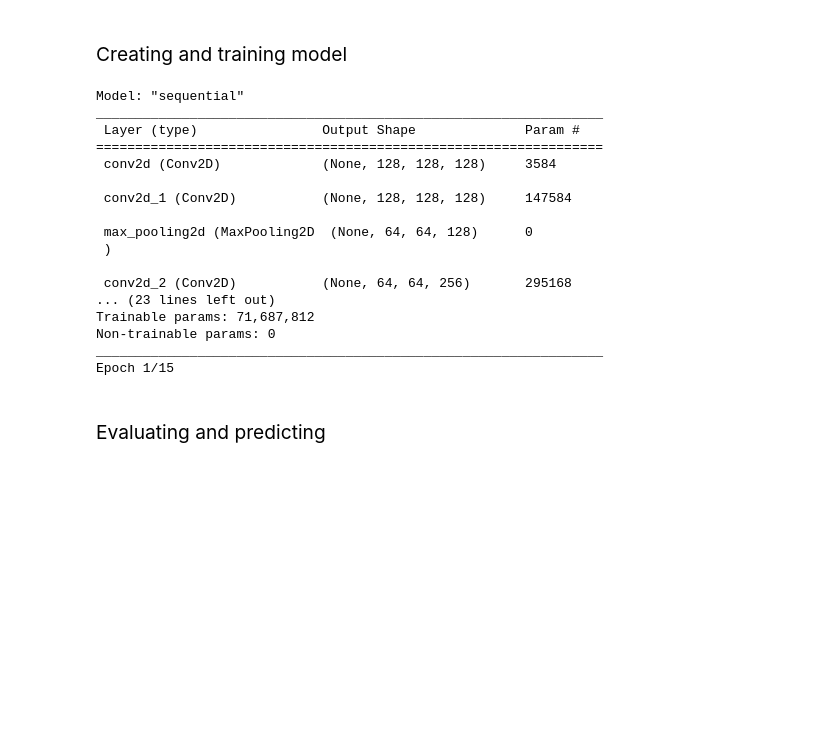
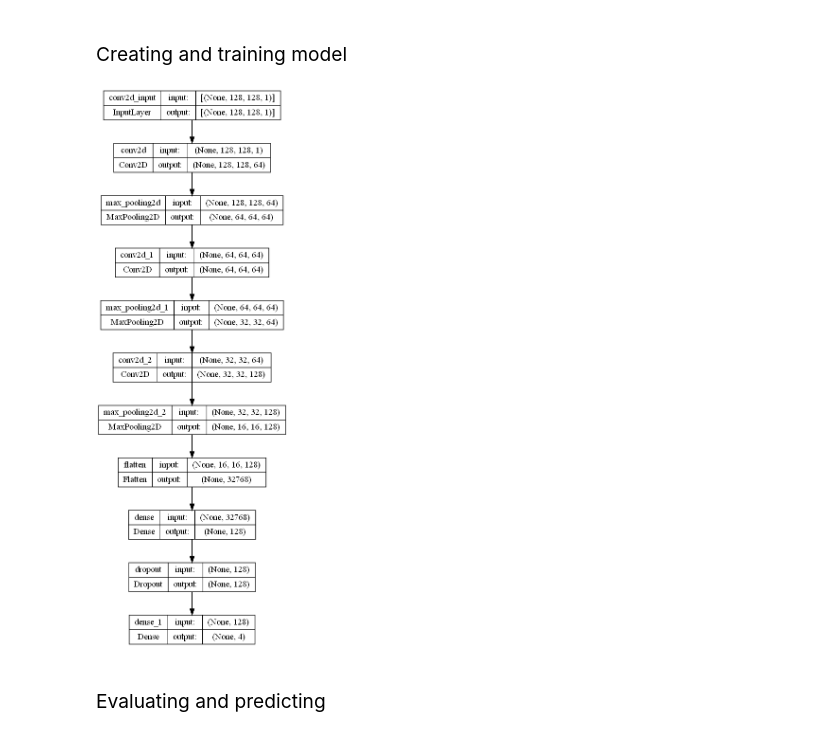
Before and after one commit to anagavrilovic/AlzheimersDisease, a Jupyter notebook: cnn/Classifying Severity of Alzheimer's Disease - CNN.ipynb, the cells around one changed output. Drawn from its saved outputs; the diff is of its cells as text; code cells hidden in the pictures; blank space fills up the shorter version.

```diff
--- a/cnn/Classifying Severity of Alzheimer's Disease - CNN.ipynb
+++ b/cnn/Classifying Severity of Alzheimer's Disease - CNN.ipynb
@@ -62,7 +63,7 @@ train_images = []
 train_image_labels = []
 
 for image_path, image_label in images_dict.items():
-    img = cv2.cvtColor(cv2.imread(image_path), cv2.COLOR_BGR2RGB)
+    img = cv2.cvtColor(cv2.imread(image_path), cv2.COLOR_BGR2GRAY)
     img = cv2.resize(img, IMAGE_SIZE)
     train_images.append(img)
     train_image_labels.append(image_label)
@@ -86,14 +87,14 @@ test_images = test_images / 255
 <h3 style="font-weight: normal;">Oversampling</h3>
 # %%
 sm = SMOTE(random_state=42)
-train_images, train_image_labels = sm.fit_resample(train_images.reshape(-1, IMAGE_SIZE[0] * IMAGE_SIZE[1] * 3),
+train_images, train_image_labels = sm.fit_resample(train_images.reshape(-1, IMAGE_SIZE[0] * IMAGE_SIZE[1] * 1),
                                                    train_image_labels)
-train_images = train_images.reshape(-1, IMAGE_SIZE[0], IMAGE_SIZE[1], 3)
+train_images = train_images.reshape(-1, IMAGE_SIZE[0], IMAGE_SIZE[1], 1)
 
 
-test_images, test_image_labels = sm.fit_resample(test_images.reshape(-1, IMAGE_SIZE[0] * IMAGE_SIZE[1] * 3),
+test_images, test_image_labels = sm.fit_resample(test_images.reshape(-1, IMAGE_SIZE[0] * IMAGE_SIZE[1] * 1),
                                                  test_image_labels)
-test_images = test_images.reshape(-1, IMAGE_SIZE[0], IMAGE_SIZE[1], 3)
+test_images = test_images.reshape(-1, IMAGE_SIZE[0], IMAGE_SIZE[1], 1)
 # %% [markdown]
 <h3 style="font-weight: normal;">Shuffling data</h3>
 # %%
@@ -106,20 +107,17 @@ try:
 except:
     model = Sequential()
 
-    model.add(Conv2D(input_shape=IMAGE_SIZE+(3,), filters=128, kernel_size=(3, 3), activation='relu', padding="same"))
-    model.add(Conv2D(input_shape=IMAGE_SIZE+(3,), filters=128, kernel_size=(3, 3), activation='relu', padding="same"))
+    model.add(Conv2D(input_shape=IMAGE_SIZE+(1,), filters=64, kernel_size=(3, 3), activation='relu', padding="same"))
     model.add(MaxPool2D(pool_size=(2, 2)))
 
-    model.add(Conv2D(filters=256, kernel_size=(3, 3), activation='relu', padding="same"))
-    model.add(Conv2D(filters=256, kernel_size=(3, 3), activation='relu', padding="same"))
+    model.add(Conv2D(filters=64, kernel_size=(3, 3), activation='relu', padding="same"))
     model.add(MaxPool2D(pool_size=(2, 2)))
 
-    model.add(Conv2D(filters=512, kernel_size=(3, 3), activation='relu', padding="same"))
-    model.add(Conv2D(filters=512, kernel_size=(3, 3), activation='relu', padding="same"))
+    model.add(Conv2D(filters=128, kernel_size=(3, 3), activation='relu', padding="same"))
     model.add(MaxPool2D(pool_size=(2, 2)))
 
     model.add(Flatten())
-    model.add(Dense(units=512, activation='relu'))
+    model.add(Dense(units=128, activation='relu'))
     model.add(Dropout(0.5))
     model.add(Dense(units=class_number, activation='softmax'))
 
@@ -127,7 +125,7 @@ except:
 
     model.compile(optimizer="adam", loss='sparse_categorical_crossentropy', metrics=['accuracy'])
 
-    history = model.fit(train_images, train_image_labels, epochs=15, verbose=1)
+    history = model.fit(train_images, train_image_labels, epochs=10, verbose=1)
     model.save('models/cnn.h5')
 
     # Plotting accuracy and loss during training
@@ -146,24 +144,10 @@ except:
     plt.xlabel('epoch')
     plt.legend(['train', 'test'], loc='upper left')
     plt.show()
-# %% [output]
-Model: "sequential"
-_________________________________________________________________
- Layer (type)                Output Shape              Param #
-=================================================================
- conv2d (Conv2D)             (None, 128, 128, 128)     3584
-
- conv2d_1 (Conv2D)           (None, 128, 128, 128)     147584
-
- max_pooling2d (MaxPooling2D  (None, 64, 64, 128)      0
- )
-
- conv2d_2 (Conv2D)           (None, 64, 64, 256)       295168
-... (23 lines left out)
-Trainable params: 71,687,812
-Non-trainable params: 0
-_________________________________________________________________
-Epoch 1/15
+# %%
+keras.utils.plot_model(model, to_file="models/model_plot.png", show_shapes=True, show_layer_names=True)
+# %% [output]
+[figure, added]
 # %% [markdown]
 <h3 style="font-weight: normal;">Evaluating and predicting</h3>
 # %%
```
Also changed, not shown: parts of 5 cells of this notebook, 7 other files.
